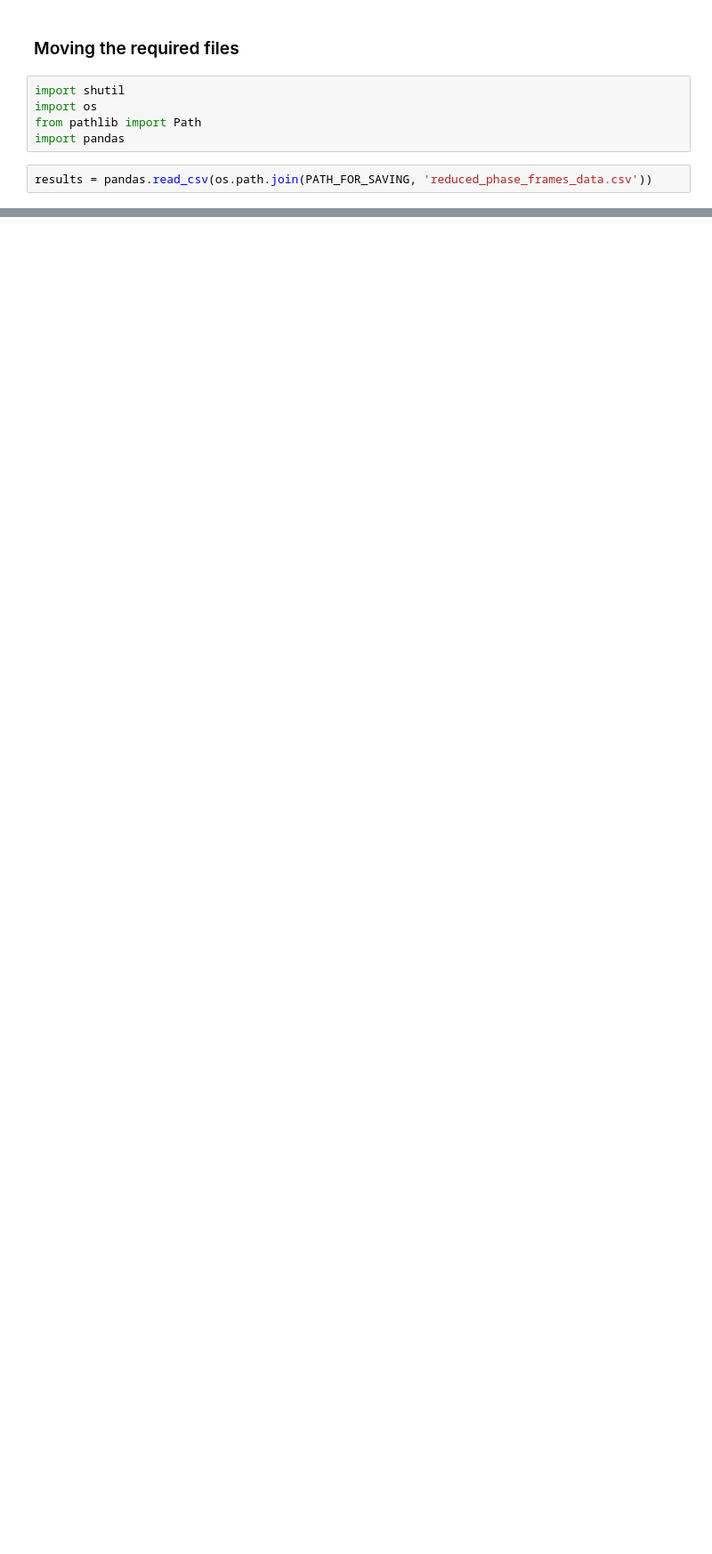
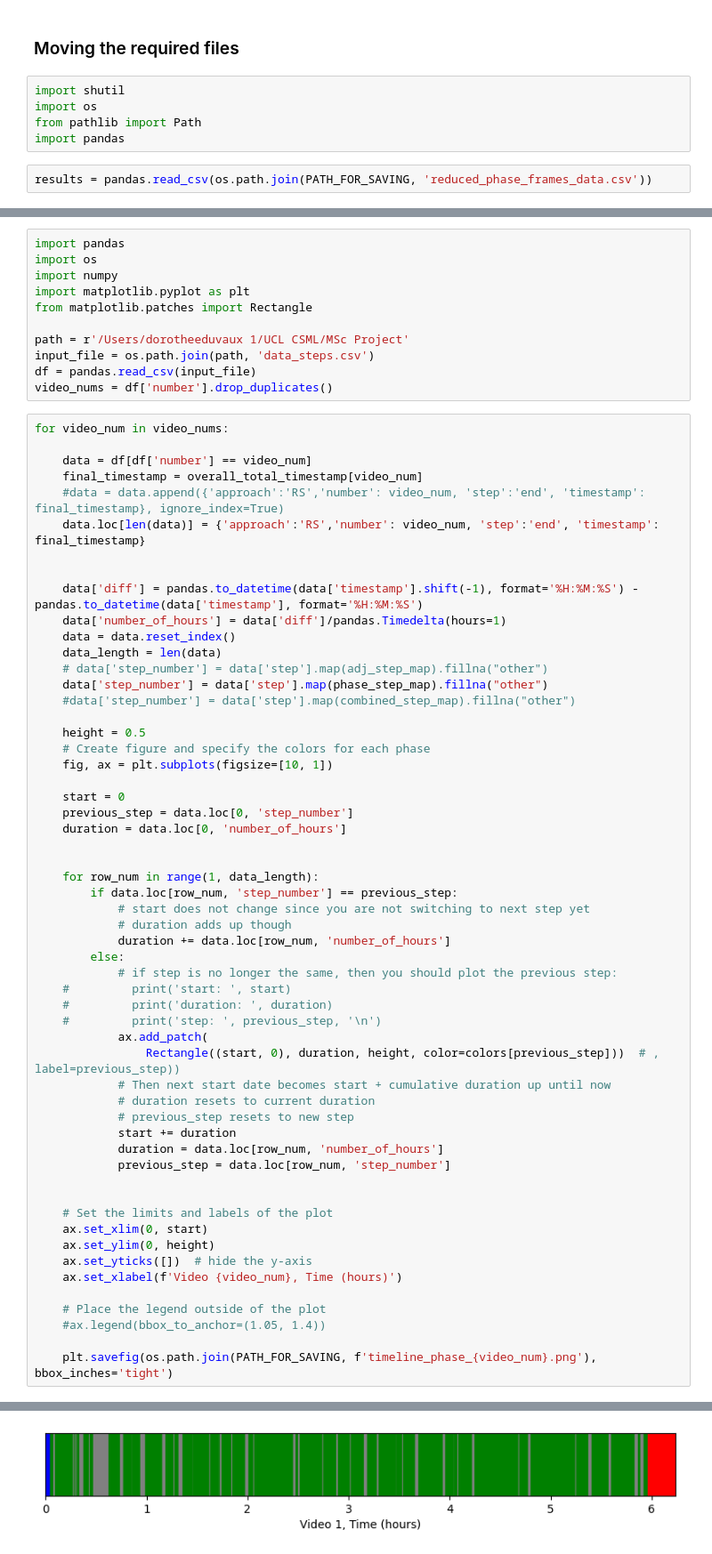
Before and after one commit to Dduva/SurgicalWorkflowProject, a Jupyter notebook: Phase_data_creation.ipynb, the cells around one changed output, grey strips where cells are left out. Shown: that part at 89% size. Cells and saved outputs as stored; diff of their text form; blank space fills up the shorter version.

```diff
--- a/Phase_data_creation.ipynb
+++ b/Phase_data_creation.ipynb
@@ -254,0 +345,68 @@ for file in files:
+# %%
+import pandas
+import os
+import numpy
+import matplotlib.pyplot as plt
+from matplotlib.patches import Rectangle
+
+path = r'/Users/dorotheeduvaux 1/UCL CSML/MSc Project'
+input_file = os.path.join(path, 'data_steps.csv')
+df = pandas.read_csv(input_file)
+video_nums = df['number'].drop_duplicates()
+# %%
+for video_num in video_nums:
+
+    data = df[df['number'] == video_num]
+    final_timestamp = overall_total_timestamp[video_num]
+    #data = data.append({'approach':'RS','number': video_num, 'step':'end', 'timestamp': final_timestamp}, ignore_index=True)
+    data.loc[len(data)] = {'approach':'RS','number': video_num, 'step':'end', 'timestamp': final_timestamp}
+
+
+    data['diff'] = pandas.to_datetime(data['timestamp'].shift(-1), format='%H:%M:%S') - pandas.to_datetime(data['timestamp'], format='%H:%M:%S')
+    data['number_of_hours'] = data['diff']/pandas.Timedelta(hours=1)
+    data = data.reset_index()
+    data_length = len(data)
+    # data['step_number'] = data['step'].map(adj_step_map).fillna("other")
+    data['step_number'] = data['step'].map(phase_step_map).fillna("other")
+    #data['step_number'] = data['step'].map(combined_step_map).fillna("other")
+
+    height = 0.5
+    # Create figure and specify the colors for each phase
+    fig, ax = plt.subplots(figsize=[10, 1])
+
+    start = 0
+    previous_step = data.loc[0, 'step_number']
+    duration = data.loc[0, 'number_of_hours']
+
+
+    for row_num in range(1, data_length):
+        if data.loc[row_num, 'step_number'] == previous_step:
+            # start does not change since you are not switching to next step yet
+            # duration adds up though
+            duration += data.loc[row_num, 'number_of_hours']
+        else:
+            # if step is no longer the same, then you should plot the previous step:
+    #         print('start: ', start)
+    #         print('duration: ', duration)
+    #         print('step: ', previous_step, '\n')
+            ax.add_patch(
+                Rectangle((start, 0), duration, height, color=colors[previous_step]))  # , label=previous_step))
+            # Then next start date becomes start + cumulative duration up until now
+            # duration resets to current duration
+            # previous_step resets to new step
+            start += duration
+            duration = data.loc[row_num, 'number_of_hours']
+            previous_step = data.loc[row_num, 'step_number']
+
+
+    # Set the limits and labels of the plot
+    ax.set_xlim(0, start)
+    ax.set_ylim(0, height)
+    ax.set_yticks([])  # hide the y-axis
+    ax.set_xlabel(f'Video {video_num}, Time (hours)')
+
+    # Place the legend outside of the plot
+    #ax.legend(bbox_to_anchor=(1.05, 1.4))
+
+    plt.savefig(os.path.join(PATH_FOR_SAVING, f'timeline_phase_{video_num}.png'), bbox_inches='tight')
+# %% [output]
@@ -254,0 +430 @@ for file in files:
+[figure, added]
```
Also changed, not shown: parts of 8 cells of this notebook, 6 other files.
